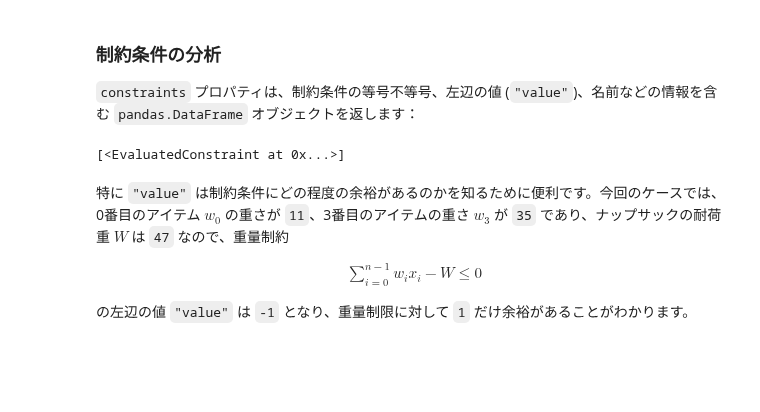
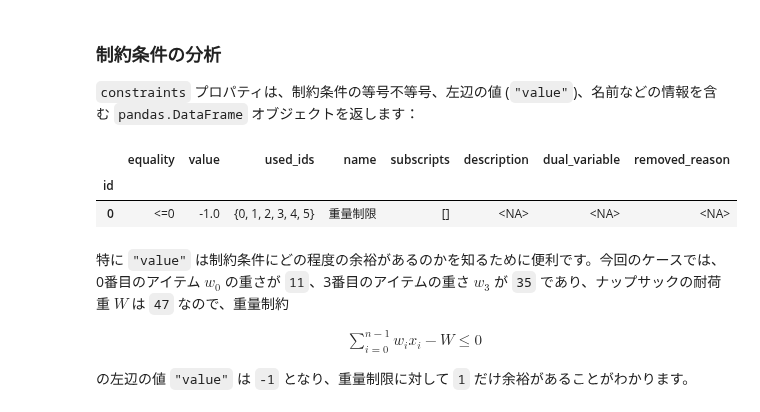
Before and after one commit to Jij-Inc/ommx, a Jupyter notebook: docs/ja/tutorial/solve_with_ommx_adapter.ipynb, the cells around one changed output. Saved outputs shown, nothing was run; the diff lists cells and outputs as text; code cells hidden in the pictures; blank space fills up the shorter version.

```diff
--- a/docs/ja/tutorial/solve_with_ommx_adapter.ipynb
+++ b/docs/ja/tutorial/solve_with_ommx_adapter.ipynb
@@ -167,9 +169,11 @@ assert np.isclose(solution.objective, expected)
 
 `constraints` プロパティは、制約条件の等号不等号、左辺の値 (`"value"`)、名前などの情報を含む `pandas.DataFrame` オブジェクトを返します：
 # %%
-solution.constraints
+solution.constraints_df
 # %% [output]
-[<EvaluatedConstraint at 0x...>]
+|  | equality | value | used_ids | name | subscripts | description | dual_variable | removed_reason |
+| id |  |  |  |  |  |  |  |  |
+| 0 | <=0 | -1.0 | {0, 1, 2, 3, 4, 5} | 重量制限 | [] | <NA> | <NA> | <NA> |
 # %% [markdown]
 特に `"value"` は制約条件にどの程度の余裕があるのかを知るために便利です。今回のケースでは、0番目のアイテム $w_0$ の重さが `11`、3番目のアイテムの重さ $w_3$ が `35` であり、ナップサックの耐荷重 $W$ は `47` なので、重量制約
 
```
Also changed, not shown: parts of 1 cell of this notebook, 1 other file.
